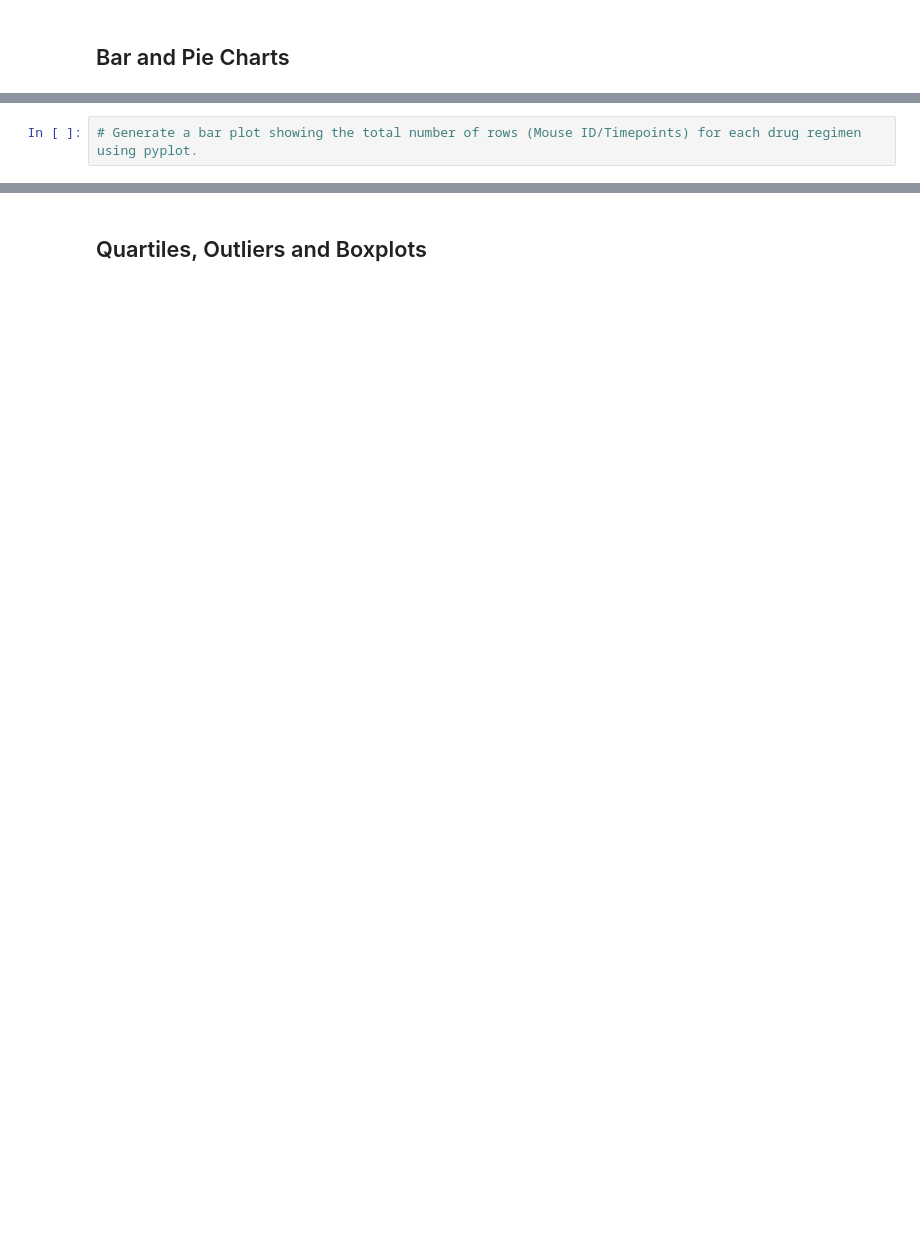
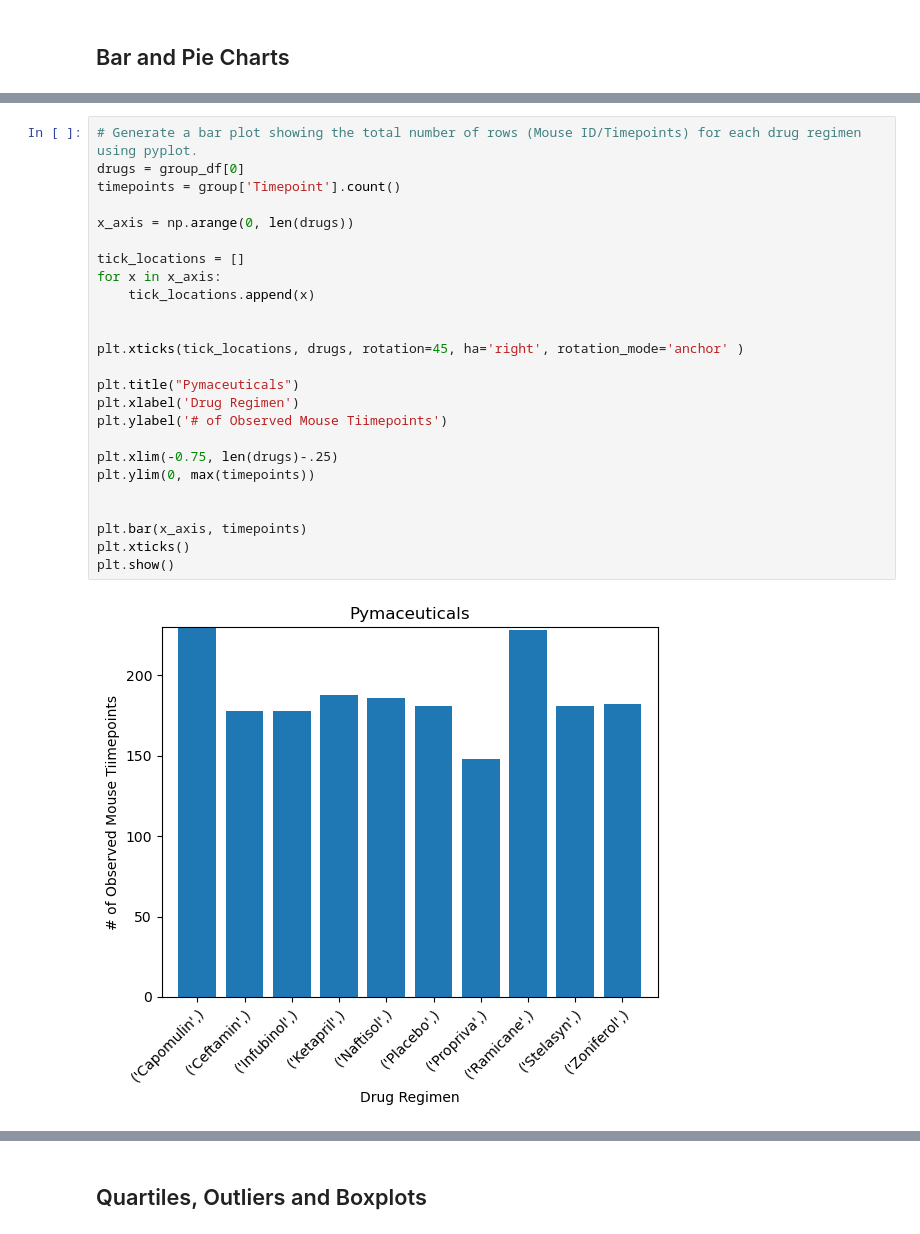
Before and after one commit to gthom73/pymaceuticalsInc, a Jupyter notebook: Starter_Code/Pymaceuticals/pymaceuticals_starter.ipynb, the cells around one changed output, grey strips where cells are left out. Cells and saved outputs as stored; diff of their text form; blank space fills up the shorter version.

```diff
--- a/Starter_Code/Pymaceuticals/pymaceuticals_starter.ipynb
+++ b/Starter_Code/Pymaceuticals/pymaceuticals_starter.ipynb
@@ -155,4 +194,29 @@ ValueError: setting an array element with a sequence. The requested array has an
-# %%
-# Generate a bar plot showing the total number of rows (Mouse ID/Timepoints) for each drug regimen using pyplot.
+# %%
+# Generate a bar plot showing the total number of rows (Mouse ID/Timepoints) for each drug regimen using pyplot.
+drugs = group_df[0]
+timepoints = group['Timepoint'].count()
+
+x_axis = np.arange(0, len(drugs))
+
+tick_locations = []
+for x in x_axis:
+    tick_locations.append(x)
+
+
+plt.xticks(tick_locations, drugs, rotation=45, ha='right', rotation_mode='anchor' )
+
+plt.title("Pymaceuticals")
+plt.xlabel('Drug Regimen')
+plt.ylabel('# of Observed Mouse Tiimepoints')
+
+plt.xlim(-0.75, len(drugs)-.25)
+plt.ylim(0, max(timepoints))
+
+
+plt.bar(x_axis, timepoints)
+plt.xticks()
+plt.show()
+# %% [output]
+[figure, added]
 # %%
 # Generate a pie plot showing the distribution of female versus male mice using Pandas
```
Also changed, not shown: parts of 19 cells of this notebook.
